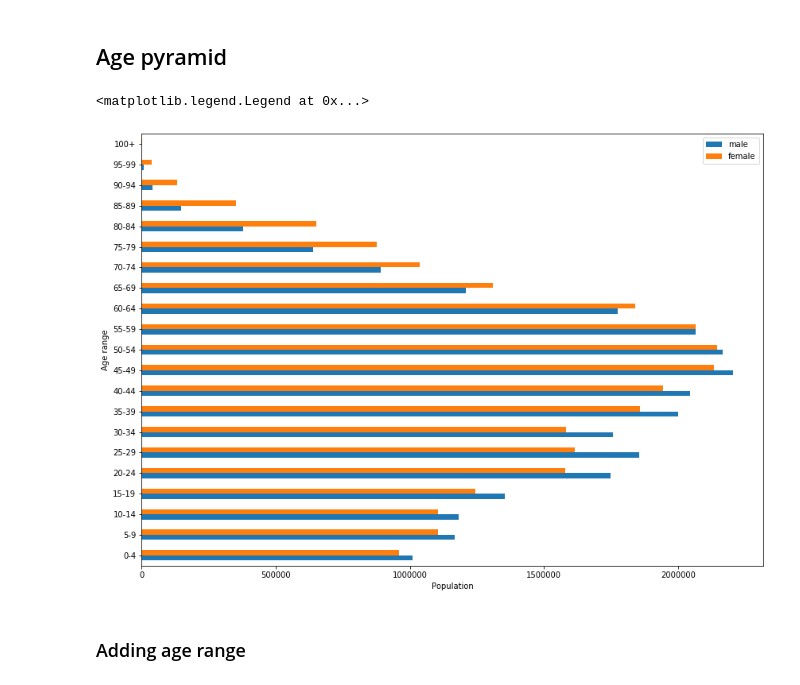
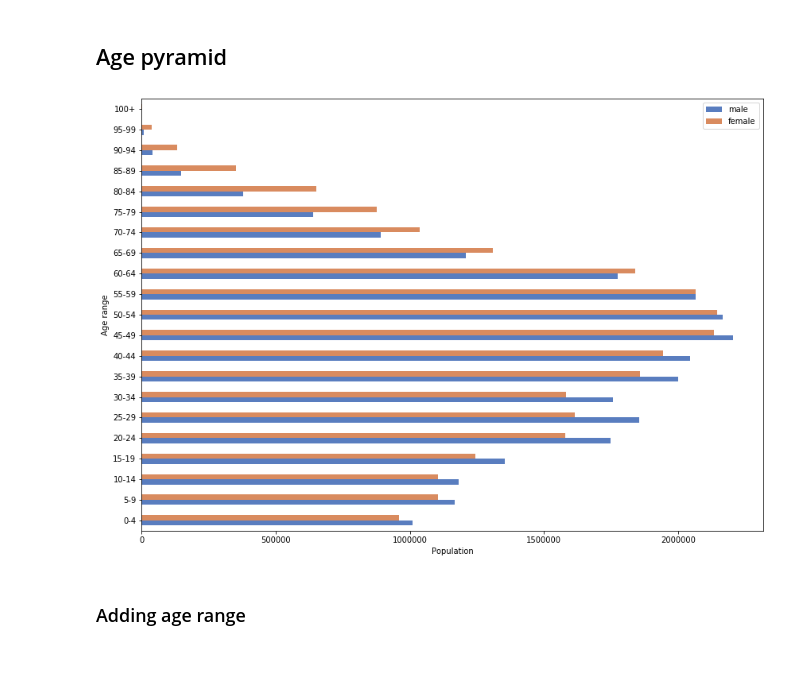
Before and after one commit to ClementBM/Experiment_Coronavius, a Jupyter notebook: notebook/Coronavirus_Korea_Distribution.ipynb, the cells around one changed output. Saved outputs shown, nothing was run; the diff lists cells and outputs as text; code cells hidden in the pictures.

```diff
--- a/notebook/Coronavirus_Korea_Distribution.ipynb
+++ b/notebook/Coronavirus_Korea_Distribution.ipynb
@@ -117,13 +131,16 @@ plt.show()
 # %% [markdown]
 ## Age pyramid
 # %%
-df_korea_population_pyramid.plot.barh(figsize=(14, 10), x="age_range")
+df_korea_population_pyramid.plot(kind='barh',
+                                 x="age_range",
+                                 color=['#597dbf', '#d98b5f'],
+                                 figsize=(14, 10))
 plt.xlabel("Population")
 plt.ylabel("Age range")
 plt.legend()
+plt.show()
 # %% [output]
-<matplotlib.legend.Legend at 0x...>
-[figure, old version]
+[figure, new version]
 # %% [markdown]
 ### Adding age range
 # %%
```
Also changed, not shown: parts of 16 cells of this notebook.
